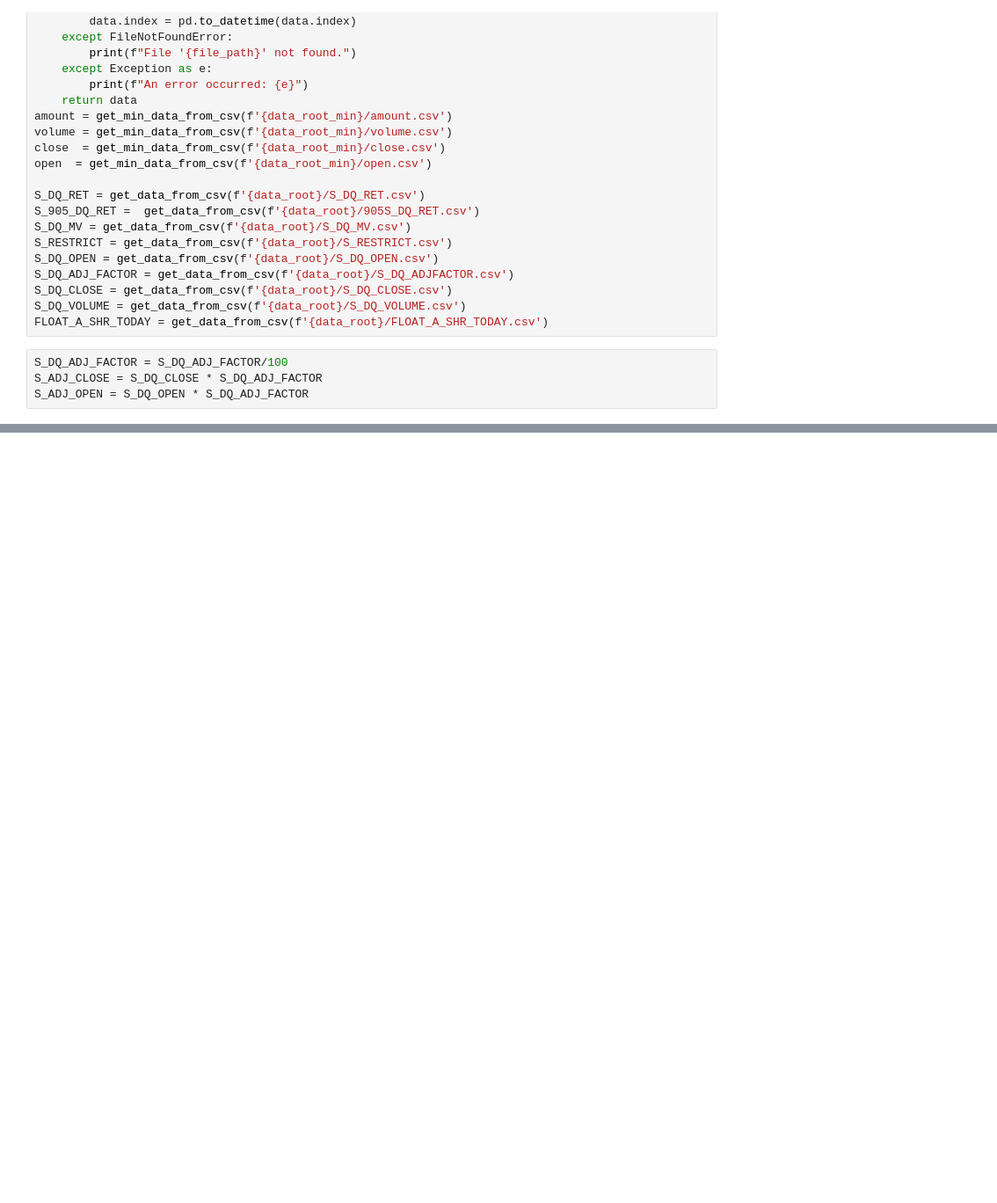
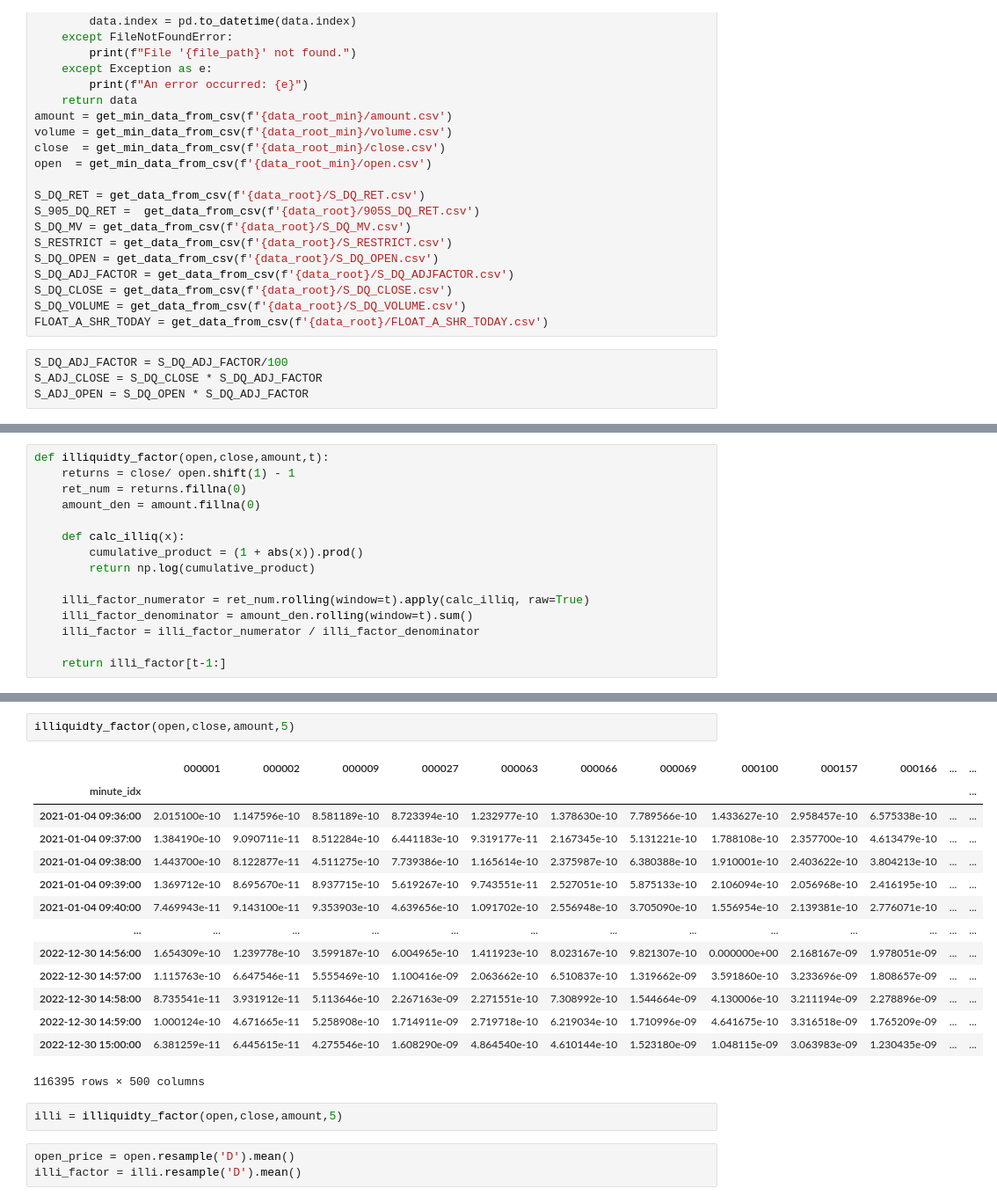
Before and after one commit to alaiazz/t1derivative, a Jupyter notebook: test.ipynb, the cells around one changed output, grey strips where cells are left out. Shown: that part at 88% size. Saved outputs shown, nothing was run; the diff lists cells and outputs as text; blank space fills up the shorter version.

```diff
--- a/test.ipynb
+++ b/test.ipynb
@@ -139,0 +80,15 @@ day_cor
+# %%
+def illiquidty_factor(open,close,amount,t):
+    returns = close/ open.shift(1) - 1
+    ret_num = returns.fillna(0)
+    amount_den = amount.fillna(0)
+
+    def calc_illiq(x):
+        cumulative_product = (1 + abs(x)).prod()
+        return np.log(cumulative_product)
+
+    illi_factor_numerator = ret_num.rolling(window=t).apply(calc_illiq, raw=True)
+    illi_factor_denominator = amount_den.rolling(window=t).sum()
+    illi_factor = illi_factor_numerator / illi_factor_denominator
+
+    return illi_factor[t-1:]
@@ -139,0 +113,22 @@ day_cor
+# %%
+illiquidty_factor(open,close,amount,5)
+# %% [output]
+|  | 000001 | 000002 | 000009 | 000027 | 000063 | 000066 | 000069 | 000100 | 000157 | 000166 | ... | ... |
+| minute_idx |  |  |  |  |  |  |  |  |  |  |  | ... |
+| 2021-01-04 09:36:00 | 2.015100e-10 | 1.147596e-10 | 8.581189e-10 | 8.723394e-10 | 1.232977e-10 | 1.378630e-10 | 7.789566e-10 | 1.433627e-10 | 2.958457e-10 | 6.575338e-10 | ... | ... |
+| 2021-01-04 09:37:00 | 1.384190e-10 | 9.090711e-11 | 8.512284e-10 | 6.441183e-10 | 9.319177e-11 | 2.167345e-10 | 5.131221e-10 | 1.788108e-10 | 2.357700e-10 | 4.613479e-10 | ... | ... |
+| 2021-01-04 09:38:00 | 1.443700e-10 | 8.122877e-11 | 4.511275e-10 | 7.739386e-10 | 1.165614e-10 | 2.375987e-10 | 6.380388e-10 | 1.910001e-10 | 2.403622e-10 | 3.804213e-10 | ... | ... |
+| 2021-01-04 09:39:00 | 1.369712e-10 | 8.695670e-11 | 8.937715e-10 | 5.619267e-10 | 9.743551e-11 | 2.527051e-10 | 5.875133e-10 | 2.106094e-10 | 2.056968e-10 | 2.416195e-10 | ... | ... |
+| 2021-01-04 09:40:00 | 7.469943e-11 | 9.143100e-11 | 9.353903e-10 | 4.639656e-10 | 1.091702e-10 | 2.556948e-10 | 3.705090e-10 | 1.556954e-10 | 2.139381e-10 | 2.776071e-10 | ... | ... |
+| ... | ... | ... | ... | ... | ... | ... | ... | ... | ... | ... | ... | ... |
+| 2022-12-30 14:56:00 | 1.654309e-10 | 1.239778e-10 | 3.599187e-10 | 6.004965e-10 | 1.411923e-10 | 8.023167e-10 | 9.821307e-10 | 0.000000e+00 | 2.168167e-09 | 1.978051e-09 | ... | ... |
+| 2022-12-30 14:57:00 | 1.115763e-10 | 6.647546e-11 | 5.555469e-10 | 1.100416e-09 | 2.063662e-10 | 6.510837e-10 | 1.319662e-09 | 3.591860e-10 | 3.233696e-09 | 1.808657e-09 | ... | ... |
+| 2022-12-30 14:58:00 | 8.735541e-11 | 3.931912e-11 | 5.113646e-10 | 2.267163e-09 | 2.271551e-10 | 7.308992e-10 | 1.544664e-09 | 4.130006e-10 | 3.211194e-09 | 2.278896e-09 | ... | ... |
+| 2022-12-30 14:59:00 | 1.000124e-10 | 4.671665e-11 | 5.258908e-10 | 1.714911e-09 | 2.719718e-10 | 6.219034e-10 | 1.710996e-09 | 4.641675e-10 | 3.316518e-09 | 1.765209e-09 | ... | ... |
+| 2022-12-30 15:00:00 | 6.381259e-11 | 6.445615e-11 | 4.275546e-10 | 1.608290e-09 | 4.864540e-10 | 4.610144e-10 | 1.523180e-09 | 1.048115e-09 | 3.063983e-09 | 1.230435e-09 | ... | ... |
+116395 rows × 500 columns
+# %%
+illi = illiquidty_factor(open,close,amount,5)
+# %%
+open_price = open.resample('D').mean()
+illi_factor = illi.resample('D').mean()
```
Also changed, not shown: parts of 8 cells of this notebook, 3 other files.
